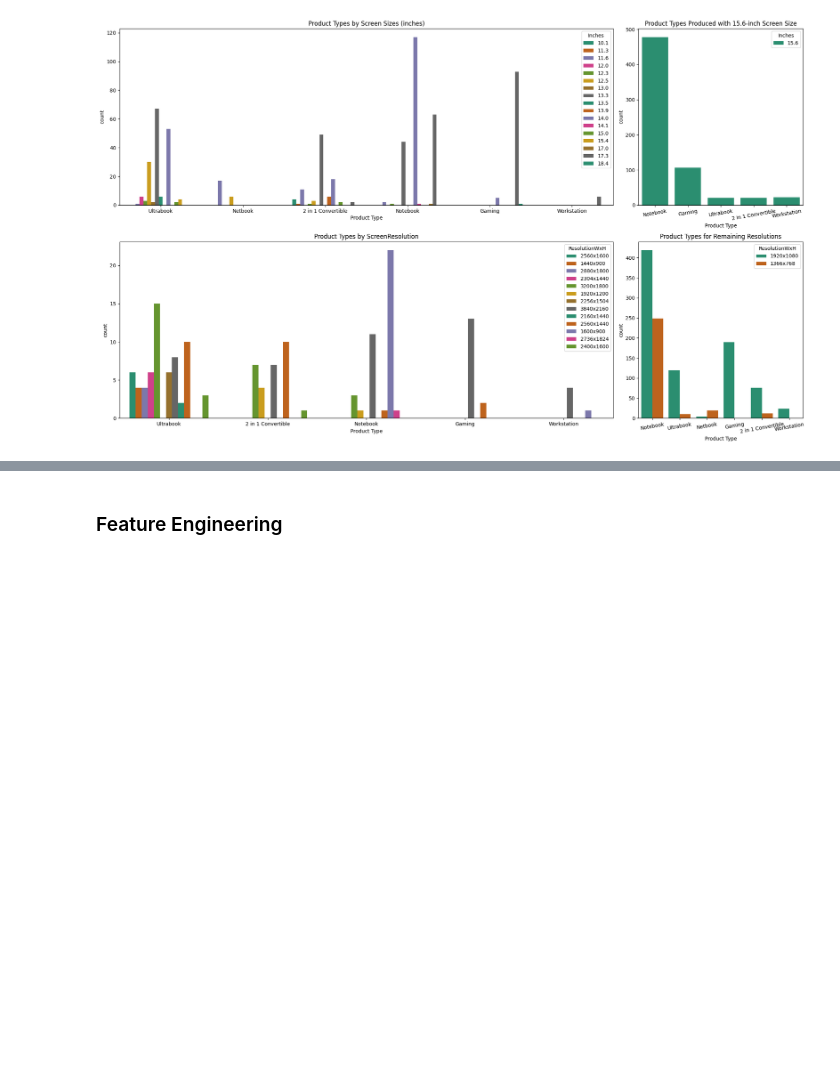
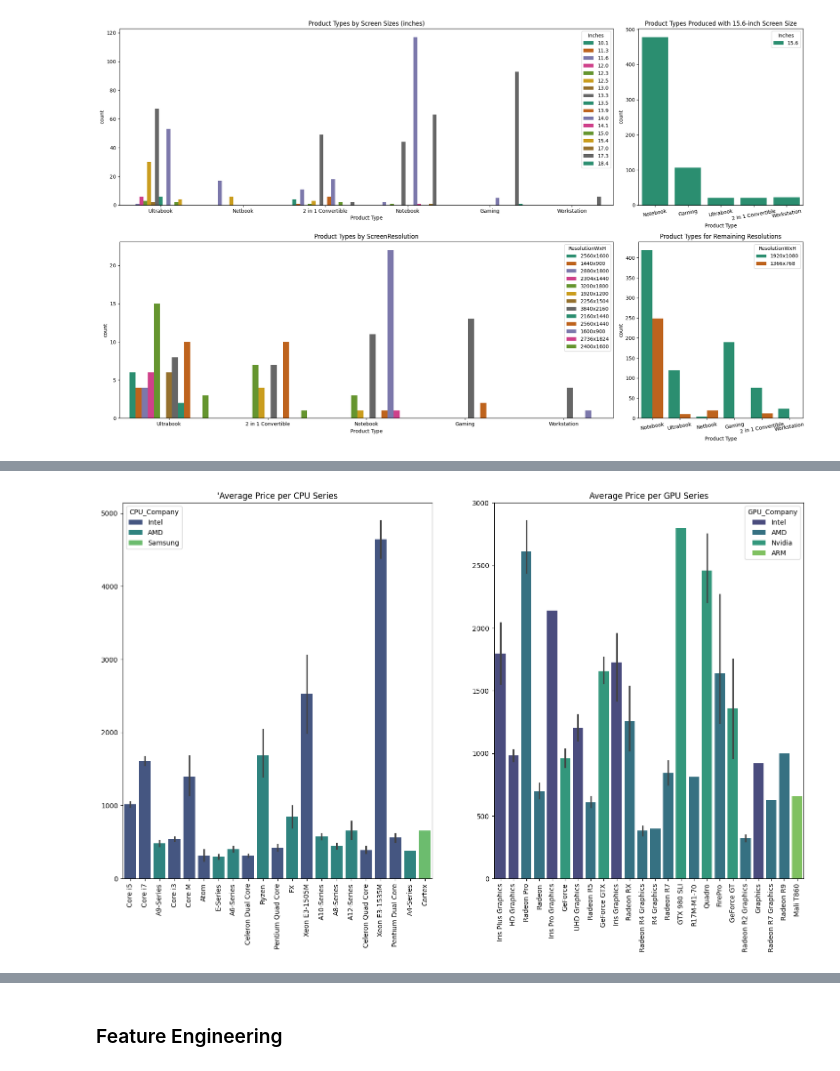
Before and after one commit to FarzanehSoltanzadeh/Regression, a Jupyter notebook: Multivariate Linear Regression/Implementation.ipynb, the cells around one changed output, grey strips where cells are left out. Drawn from its saved outputs; the diff is of its cells as text; code cells hidden in the pictures; blank space fills up the shorter version.

Commit message:
ADD Plots

```diff
--- a/Multivariate Linear Regression/Implementation.ipynb
+++ b/Multivariate Linear Regression/Implementation.ipynb
@@ -369,0 +368,35 @@ df.head(3) CPU  ...
+# %%
+def extract_cpu_cols(x):
+    if "Core" in x and len(x.split(" ")) < 3:
+        return pd.Series([x, np.nan])
+    return pd.Series(x.rsplit(" ", 1))
+
+def extract_gpu_cols(x):
+    sp = x.rsplit(" ", 1)
+    if sp[-1] == "Ti":
+        sp = x.rsplit(" ", 2)
+        return pd.Series([sp[0], " ".join(sp[-2:])])
+    elif any(ch.isdigit() for ch in sp[-1]):
+        return pd.Series(sp)
+    return pd.Series([x, np.nan])
+
+df[["CPU_Series", "CPU_Model"]] = df["CPU_Type"].apply(extract_cpu_cols)
+# df.head(3)
+
+df[["GPU_Series", "GPU_Model"]] = df["GPU_Type"].apply(extract_gpu_cols)
+# df.head(3)
+
+
+fig, axes = plt.subplots(ncols=2, figsize=(18, 10))
+# Plot 1: for CPU
+plot_sns_bar(axes[0], df, x= "CPU_Series", y= "Price (Euro)", hue="CPU_Company", legend= True,
+             legLoc= "upper left", title= "'Average Price per CPU Series")
+axes[0].tick_params(axis="x", rotation=90)
+
+# Plot 2: for CPU
+plot_sns_bar(axes[1], df, x="GPU_Series", y="Price (Euro)", hue="GPU_Company", legend= True,
+             legLoc= "upper right", title= "Average Price per GPU Series")
+axes[1].tick_params(axis="x", rotation=90)
+plt.show()
+# %% [output]
+[figure, added]
```
Also changed, not shown: parts of 13 cells of this notebook.
